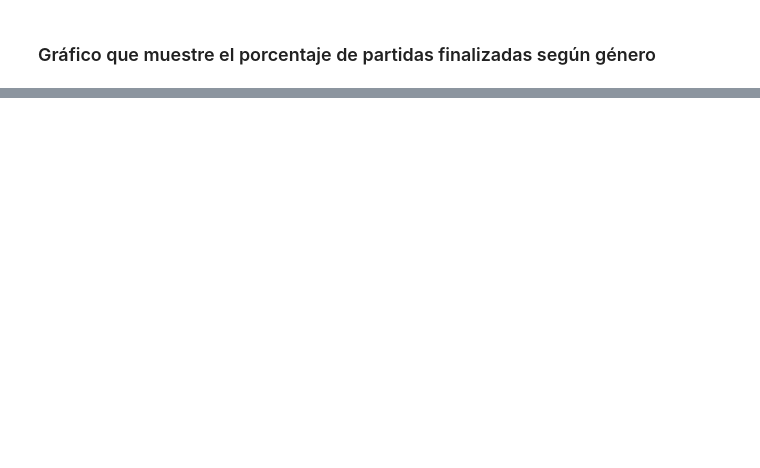
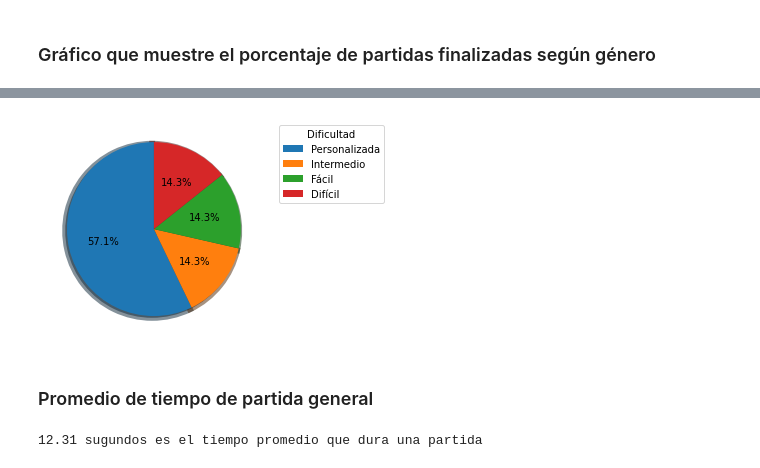
Before and after one commit to josu-dev/FiguRace, a Jupyter notebook: analysis_section/data_analysis.ipynb, the cells around one changed output, grey strips where cells are left out. Saved outputs shown, nothing was run; the diff lists cells and outputs as text; code cells hidden in the pictures; blank space fills up the shorter version.

```diff
--- a/analysis_section/data_analysis.ipynb
+++ b/analysis_section/data_analysis.ipynb
@@ -104,0 +108,2 @@ Name: usuarie, Length: 83, dtype: object
+# %%
+sub_df_difficulty = DATA_FRAME.loc[:,["nivel","estado"]]
@@ -104,0 +112,2 @@ Name: usuarie, Length: 83, dtype: object
+# %%
+sub_df_difficulty = sub_df_difficulty[sub_df_difficulty['estado'] == 'finalizada']
@@ -104,0 +116,2 @@ Name: usuarie, Length: 83, dtype: object
+# %%
+cant_x_difficulty = sub_df_difficulty['nivel'].value_counts()
@@ -104,0 +129,29 @@ Name: usuarie, Length: 83, dtype: object
+# %%
+plt.pie(cant_x_difficulty.values,
+startangle = 90,
+shadow = True,
+wedgeprops = {'linewidth': 6},
+autopct='%0.1f%%')
+plt.legend(cant_x_difficulty.index,title='Dificultad',bbox_to_anchor=(1.05,1),)
+plt.show()
+# %% [output]
+[figure, added]
+# %% [markdown]
+### Promedio de tiempo de partida general
+# %%
+startings = []
+endings = []
+for partida in DATA_FRAME.values:
+    if partida[6] == 'inicio_partida':
+        startings.append( partida[0])
+    elif partida[6] == 'fin':
+        endings.append(partida[0])
+game_times = []
+for start,end in zip(startings,endings):
+    game_times.append((end - start))
+total_times = sum(game_times)
+mean = (total_times / len(game_times))
+
+print(f'{round(mean,2)} sugundos es el tiempo promedio que dura una partida')
+# %% [output]
+12.31 sugundos es el tiempo promedio que dura una partida
```
Also changed, not shown: parts of 28 cells of this notebook, 1 other file.
